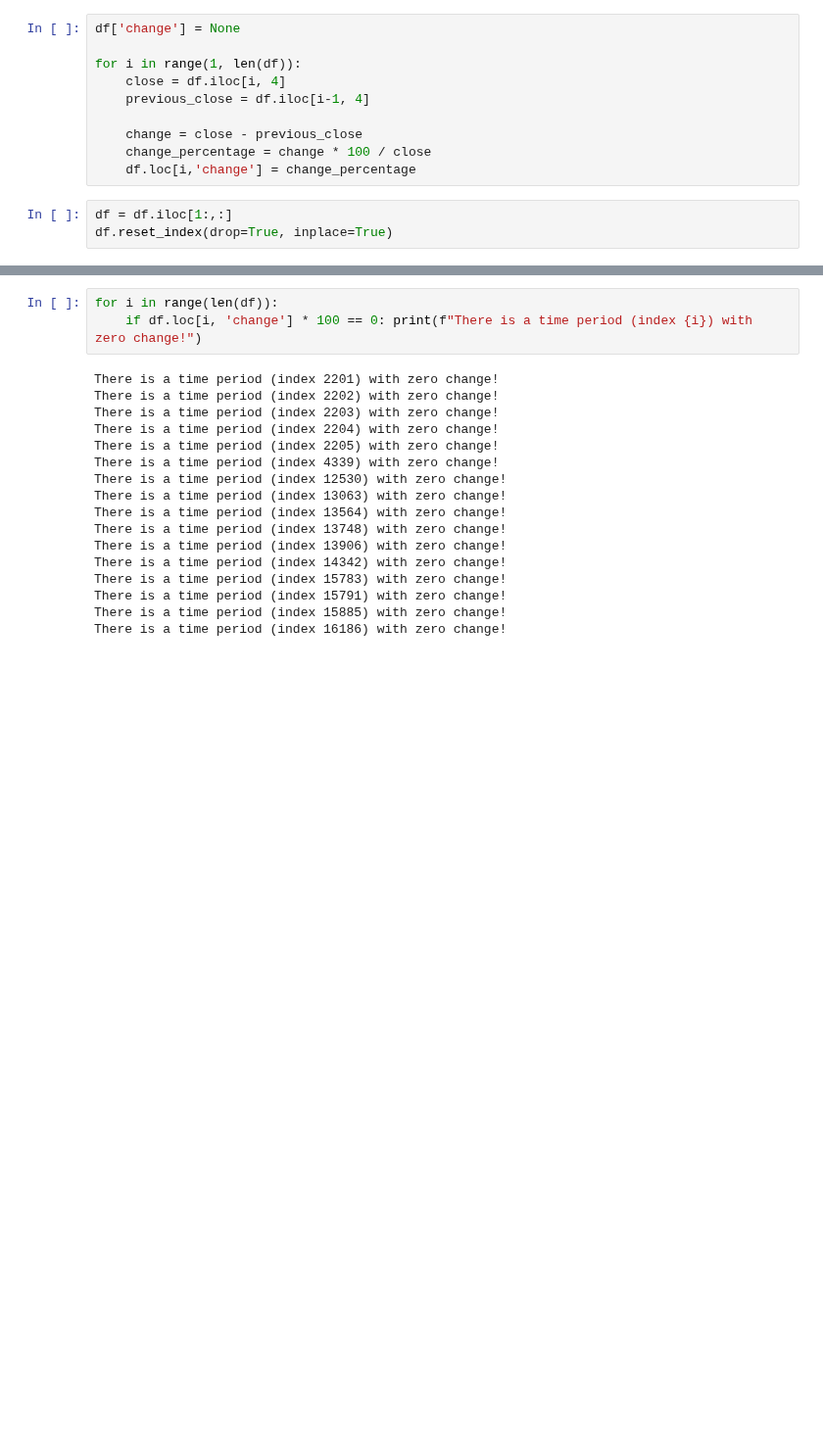
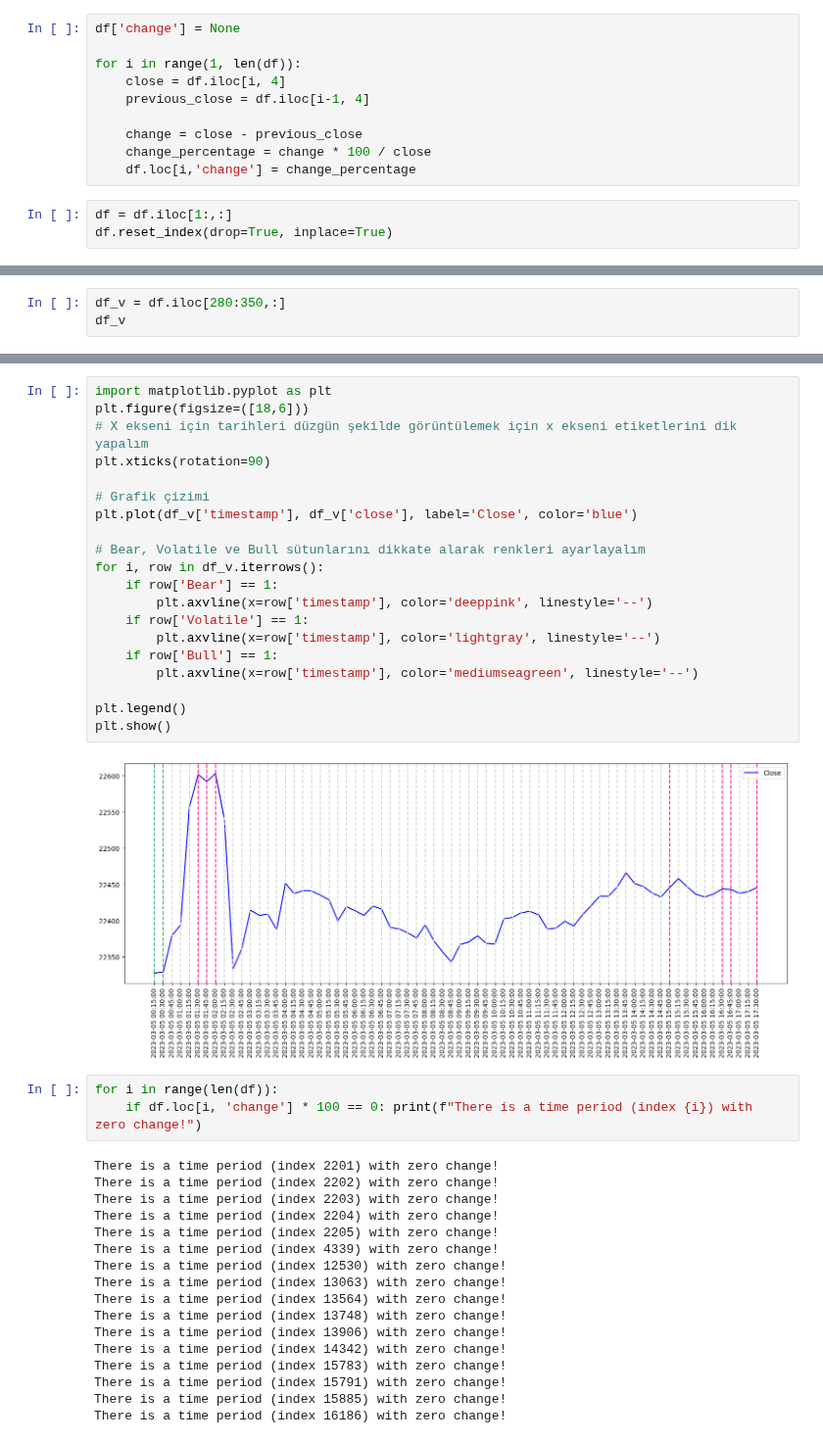
Before and after one commit to anilergan/AISMTB, a Jupyter notebook: binance_api_main.ipynb, the cells around one changed output, grey strips where cells are left out. Shown at 98% size. Saved outputs shown, nothing was run; the diff lists cells and outputs as text; blank space fills up the shorter version.

```diff
--- a/binance_api_main.ipynb
+++ b/binance_api_main.ipynb
@@ -49,0 +50,3 @@ df
+# %%
+df_v = df.iloc[280:350,:]
+df_v
@@ -50,3 +67,25 @@ df
+# %%
+import matplotlib.pyplot as plt
+plt.figure(figsize=([18,6]))
+# X ekseni için tarihleri düzgün şekilde görüntülemek için x ekseni etiketlerini dik yapalım
+plt.xticks(rotation=90)
+
+# Grafik çizimi
+plt.plot(df_v['timestamp'], df_v['close'], label='Close', color='blue')
+
+# Bear, Volatile ve Bull sütunlarını dikkate alarak renkleri ayarlayalım
+for i, row in df_v.iterrows():
+    if row['Bear'] == 1:
+        plt.axvline(x=row['timestamp'], color='deeppink', linestyle='--')
+    if row['Volatile'] == 1:
+        plt.axvline(x=row['timestamp'], color='lightgray', linestyle='--')
+    if row['Bull'] == 1:
+        plt.axvline(x=row['timestamp'], color='mediumseagreen', linestyle='--')
+
+plt.legend()
+plt.show()
+# %% [output]
+[figure, added]
 # %%
 for i in range(len(df)):
     if df.loc[i, 'change'] * 100 == 0: print(f"There is a time period (index {i}) with zero change!")
```
Also changed, not shown: parts of 5 cells of this notebook, 1 other file.
